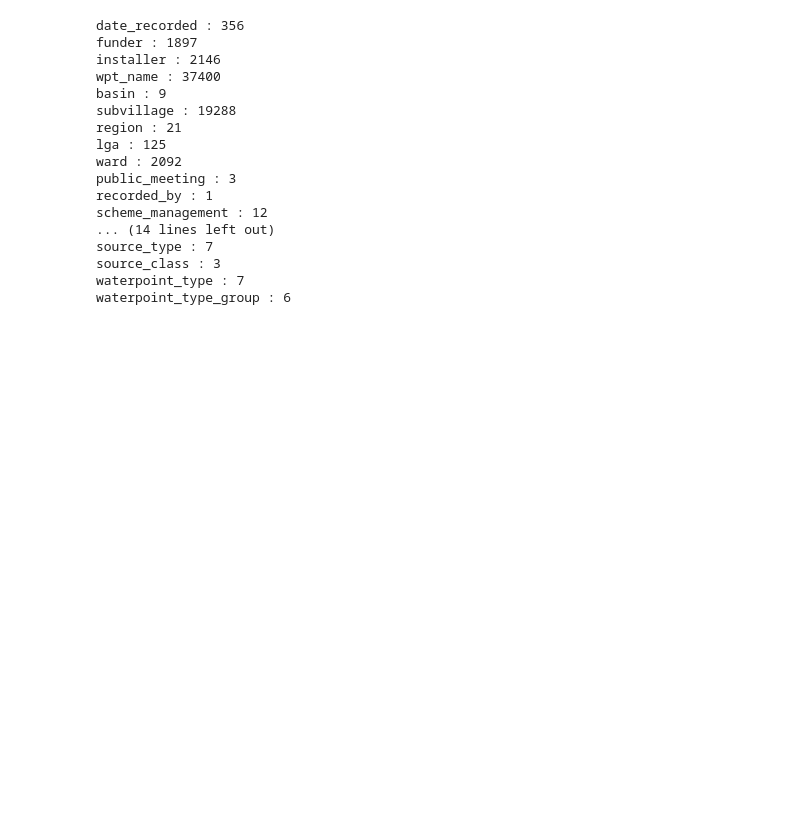
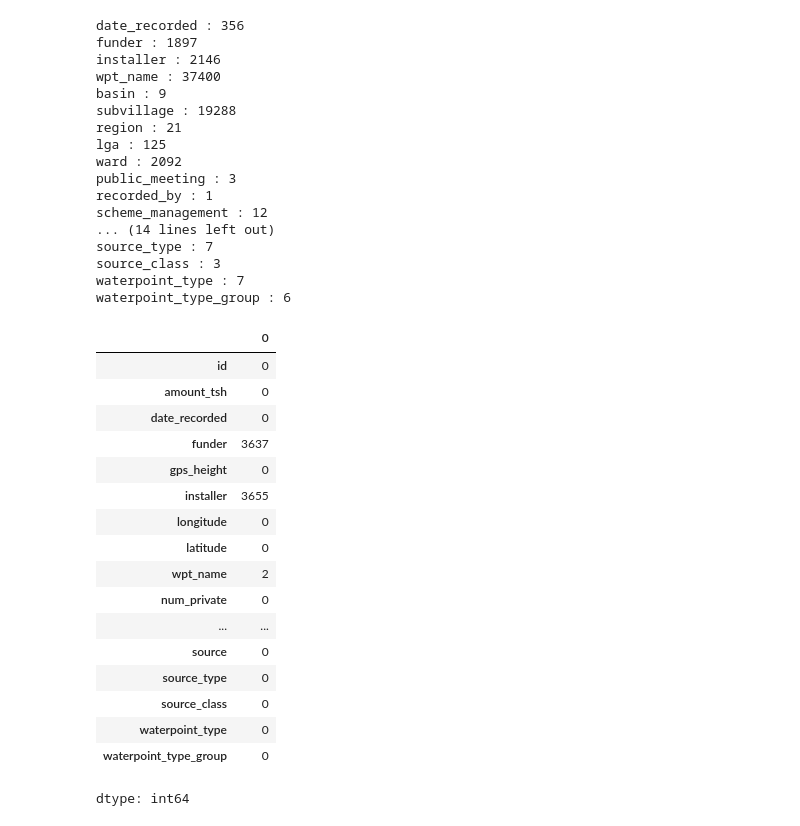
Before and after one commit to OrionXV/AI7101-Project, a Jupyter notebook: AI7101GroupProject.ipynb, the cells around one changed output. Cells and saved outputs as stored; diff of their text form; code cells hidden in the pictures; blank space fills up the shorter version.

```diff
--- a/AI7101GroupProject.ipynb
+++ b/AI7101GroupProject.ipynb
@@ -94,3 +95,24 @@ source_type : 7
 source_class : 3
 waterpoint_type : 7
 waterpoint_type_group : 6
+# %%
+train.isnull().sum()
+# %% [output]
+|  | 0 |
+| id | 0 |
+| amount_tsh | 0 |
+| date_recorded | 0 |
+| funder | 3637 |
+| gps_height | 0 |
+| installer | 3655 |
+| longitude | 0 |
+| latitude | 0 |
+| wpt_name | 2 |
+| num_private | 0 |
+| ... | ... |
+| source | 0 |
+| source_type | 0 |
+| source_class | 0 |
+| waterpoint_type | 0 |
+| waterpoint_type_group | 0 |
+dtype: int64
```
Also changed, not shown: parts of 5 cells of this notebook.
